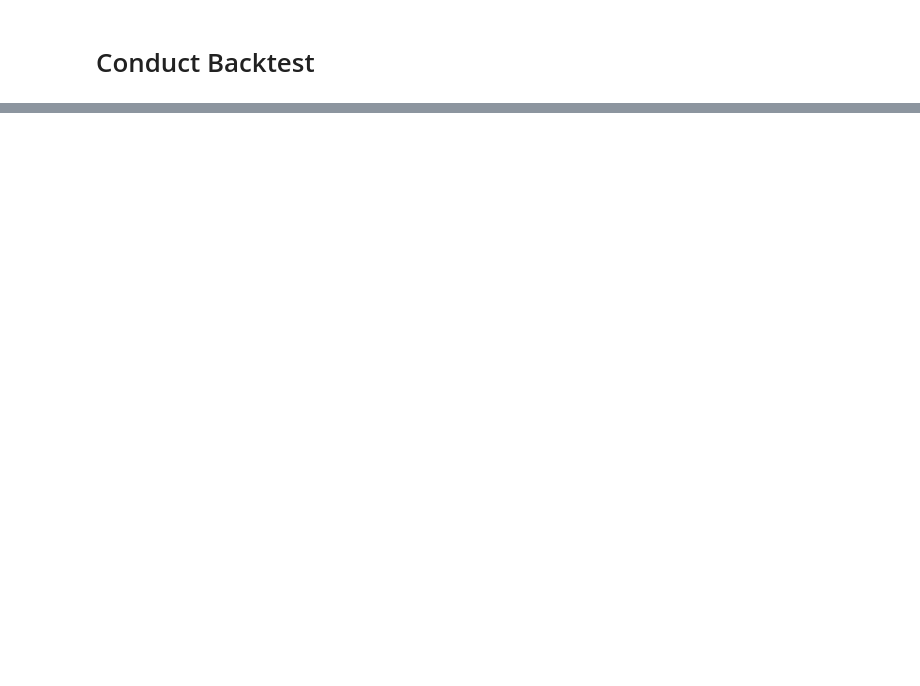
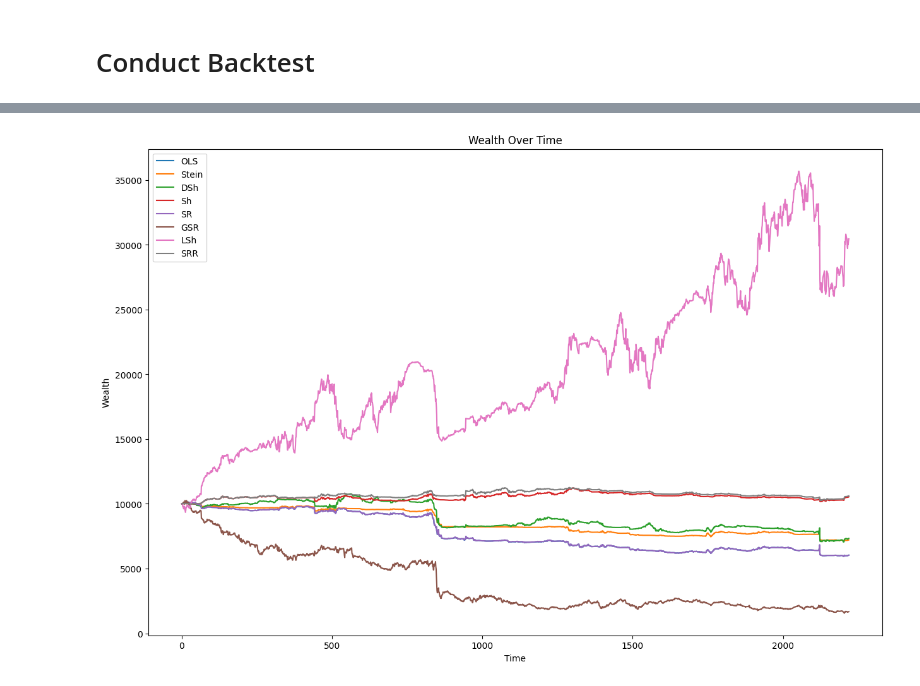
Before and after one commit to YoyoShih/commodity_future_price, a Jupyter notebook: notebooks/stocks/signal_strength_scaling.ipynb, the cells around one changed output, grey strips where cells are left out. Drawn from its saved outputs; the diff is of its cells as text; code cells hidden in the pictures; blank space fills up the shorter version.

```diff
--- a/notebooks/stocks/signal_strength_scaling.ipynb
+++ b/notebooks/stocks/signal_strength_scaling.ipynb
@@ -23,7 +23,7 @@ from model.savvy_sh import SavvySh
 # %%
 data = pd.read_csv('../../data/processed_stock/cleaned_AAPL.csv', index_col=0, parse_dates=True).dropna()
 raw_y = data["Close"]
-raw_X = data[["MOM_vol_adj", "Skewness", "Volatility", "Op_Int", "Value_BM", "Inflation_Beta"]]
+raw_X = data[["MOM_vol_adj", "Skewness", "Volatility", "Op_Int", "Value_BM"]]
 # %%
 y = raw_y.pct_change().shift(-1).dropna()
 X = raw_X.iloc[:-1]
@@ -31,8 +33,9 @@ X = raw_X.iloc[:-1]
 strategies = ["OLS", "Stein", "DSh", "Sh", "SR", "GSR", "LSh", "SRR"]
 wealth_dict = {strat: [10000] for strat in strategies}
 shares_dict = {strat: [0] for strat in strategies}
+hit_dict = {strat: 0 for strat in strategies}
 
-train_size = 252 # one year
+train_size = 252 # three month
 threshold = 0.001 # threshold for significant signal strength; should be optimized
 k = 1 # sensitivity to the prediction; should be optimized
 
@@ -85,9 +88,20 @@ for start in range(len(X) - train_size - 2):
         last_wealth = wealth_dict[strat][-1]
         last_shares = shares_dict[strat][-1]
 
-        curr_wealth = last_wealth + last_shares * raw_y.iloc[start + train_size] * y.iloc[start + train_size]
+        p_t = raw_y.iloc[start + train_size]
+        p_t1 = raw_y.iloc[start + train_size + 1]
+
+        curr_wealth = last_wealth + last_shares * (p_t1 - p_t)
         wealth_dict[strat].append(curr_wealth)
         curr_shares = last_shares
         if W is not None:
-            curr_shares = int(last_wealth * W / raw_y.iloc[start + train_size + 1])
+            curr_shares = int(last_wealth * W / p_t1)
         shares_dict[strat].append(curr_shares)
+
+        # print(test_y.iloc[0], predict)
+        if test_y.iloc[0] * predict > 0:
+            hit_dict[strat] += 1
+
+for strat in strategies:
+    hit_dict[strat] = hit_dict[strat] / (len(X) - train_size - 2)
+print(hit_dict)
@@ -93,0 +110,4 @@ for start in range(len(X) - train_size - 2):
+# %%
+for strat in strategies:
+    print("Strategy:", strat)
+    print("Final Wealth:", wealth_dict[strat][-1])
@@ -93,0 +207,12 @@ for start in range(len(X) - train_size - 2):
+# %%
+# Plot the wealth
+plt.figure(figsize=(15, 10))
+for strat in strategies:
+    plt.plot(nonstd_wealth_dict[strat], label=strat)
+plt.title("Wealth Over Time")
+plt.xlabel("Time")
+plt.ylabel("Wealth")
+plt.legend()
+plt.show()
+# %% [output]
+[figure, added]
```
Also changed, not shown: parts of 5 cells of this notebook, 31 other files.
